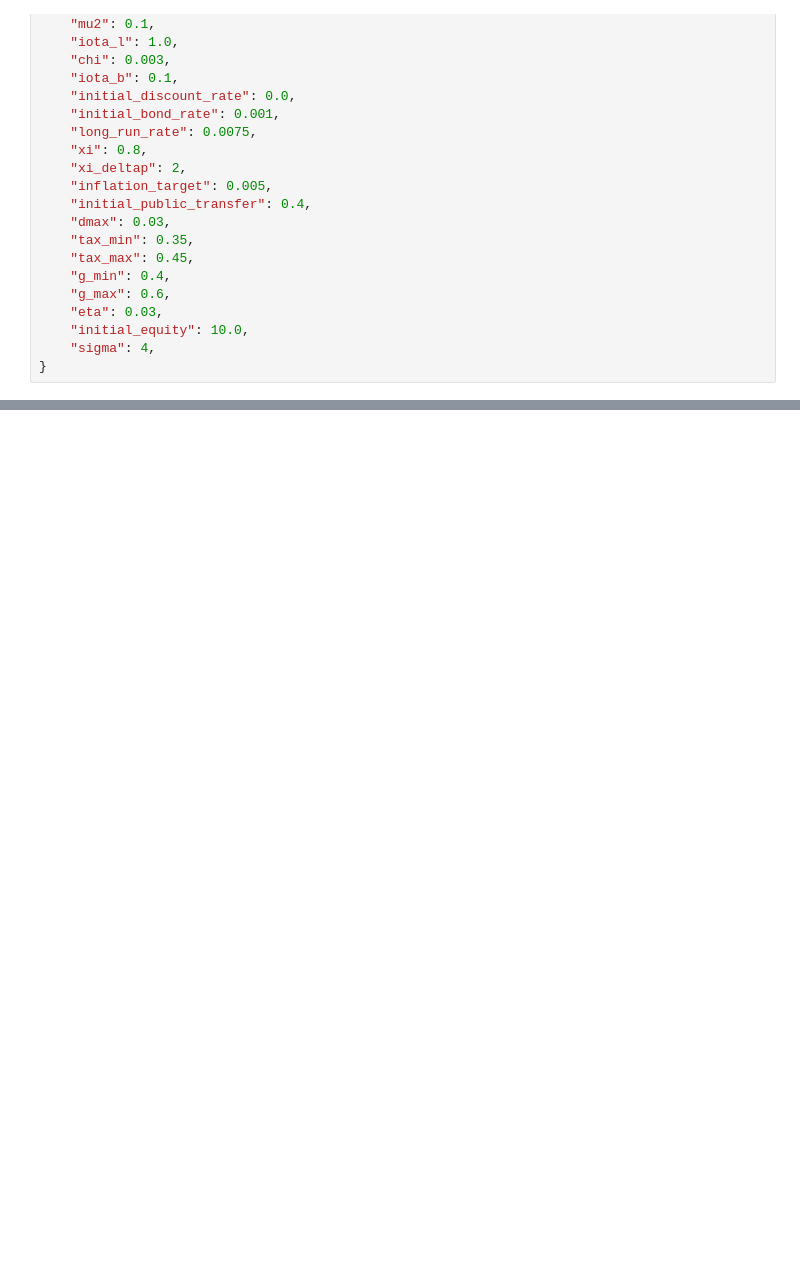
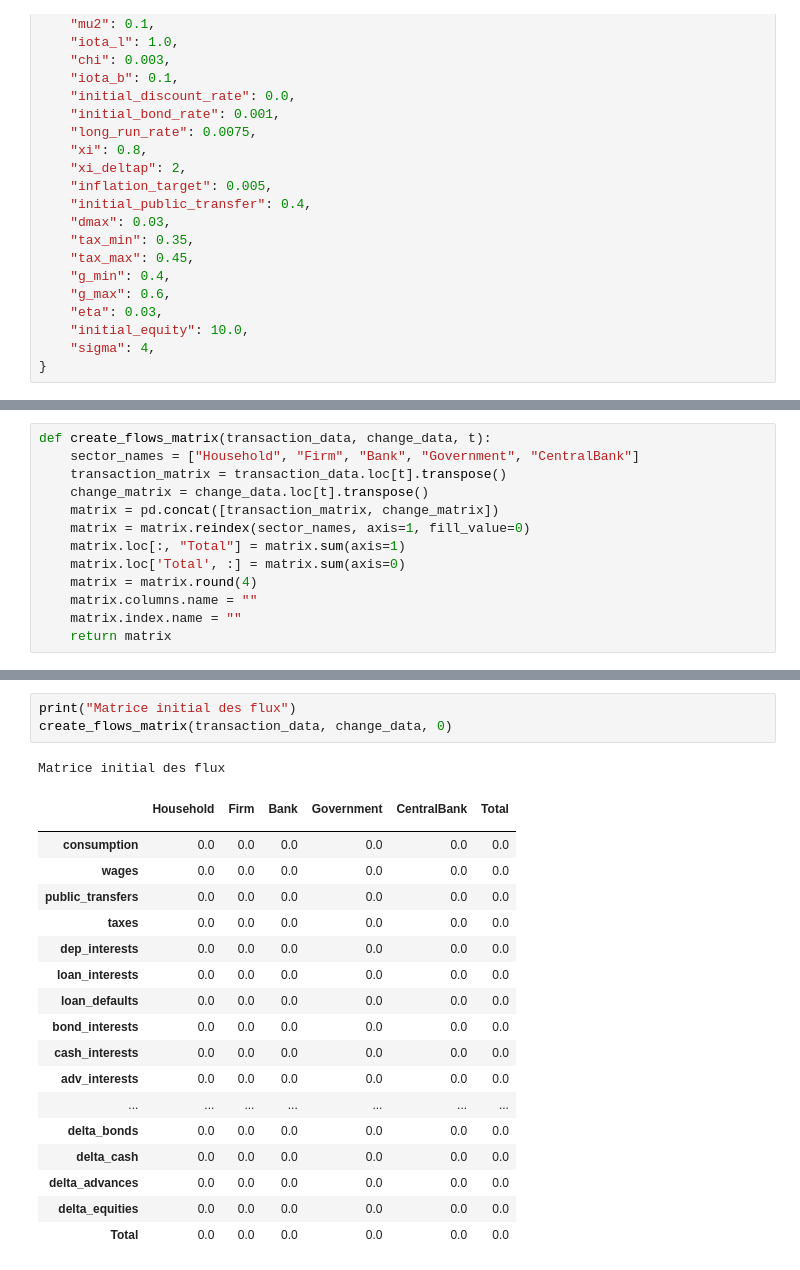
Before and after one commit to MalcomChumchouaPenda/MC-AB-SFC2, a Jupyter notebook: code/notebooks/01_consistency_analysis.ipynb, the cells around one changed output, grey strips where cells are left out. Drawn from its saved outputs; the diff is of its cells as text; blank space fills up the shorter version.

```diff
--- a/code/notebooks/01_consistency_analysis.ipynb
+++ b/code/notebooks/01_consistency_analysis.ipynb
@@ -193,0 +245,13 @@ dtype: float64
+# %%
+def create_flows_matrix(transaction_data, change_data, t):
+    sector_names = ["Household", "Firm", "Bank", "Government", "CentralBank"]
+    transaction_matrix = transaction_data.loc[t].transpose()
+    change_matrix = change_data.loc[t].transpose()
+    matrix = pd.concat([transaction_matrix, change_matrix])
+    matrix = matrix.reindex(sector_names, axis=1, fill_value=0)
+    matrix.loc[:, "Total"] = matrix.sum(axis=1)
+    matrix.loc['Total', :] = matrix.sum(axis=0)
+    matrix = matrix.round(4)
+    matrix.columns.name = ""
+    matrix.index.name = ""
+    return matrix
@@ -193,0 +303,23 @@ dtype: float64
+# %%
+print("Matrice initial des flux")
+create_flows_matrix(transaction_data, change_data, 0)
+# %% [output]
+Matrice initial des flux
+|  | Household | Firm | Bank | Government | CentralBank | Total |
+|  |  |  |  |  |  |  |
+| consumption | 0.0 | 0.0 | 0.0 | 0.0 | 0.0 | 0.0 |
+| wages | 0.0 | 0.0 | 0.0 | 0.0 | 0.0 | 0.0 |
+| public_transfers | 0.0 | 0.0 | 0.0 | 0.0 | 0.0 | 0.0 |
+| taxes | 0.0 | 0.0 | 0.0 | 0.0 | 0.0 | 0.0 |
+| dep_interests | 0.0 | 0.0 | 0.0 | 0.0 | 0.0 | 0.0 |
+| loan_interests | 0.0 | 0.0 | 0.0 | 0.0 | 0.0 | 0.0 |
+| loan_defaults | 0.0 | 0.0 | 0.0 | 0.0 | 0.0 | 0.0 |
+| bond_interests | 0.0 | 0.0 | 0.0 | 0.0 | 0.0 | 0.0 |
+| cash_interests | 0.0 | 0.0 | 0.0 | 0.0 | 0.0 | 0.0 |
+| adv_interests | 0.0 | 0.0 | 0.0 | 0.0 | 0.0 | 0.0 |
+| ... | ... | ... | ... | ... | ... | ... |
+| delta_bonds | 0.0 | 0.0 | 0.0 | 0.0 | 0.0 | 0.0 |
+| delta_cash | 0.0 | 0.0 | 0.0 | 0.0 | 0.0 | 0.0 |
+| delta_advances | 0.0 | 0.0 | 0.0 | 0.0 | 0.0 | 0.0 |
+| delta_equities | 0.0 | 0.0 | 0.0 | 0.0 | 0.0 | 0.0 |
+| Total | 0.0 | 0.0 | 0.0 | 0.0 | 0.0 | 0.0 |
```
Also changed, not shown: parts of 35 cells of this notebook, 5 other files.
